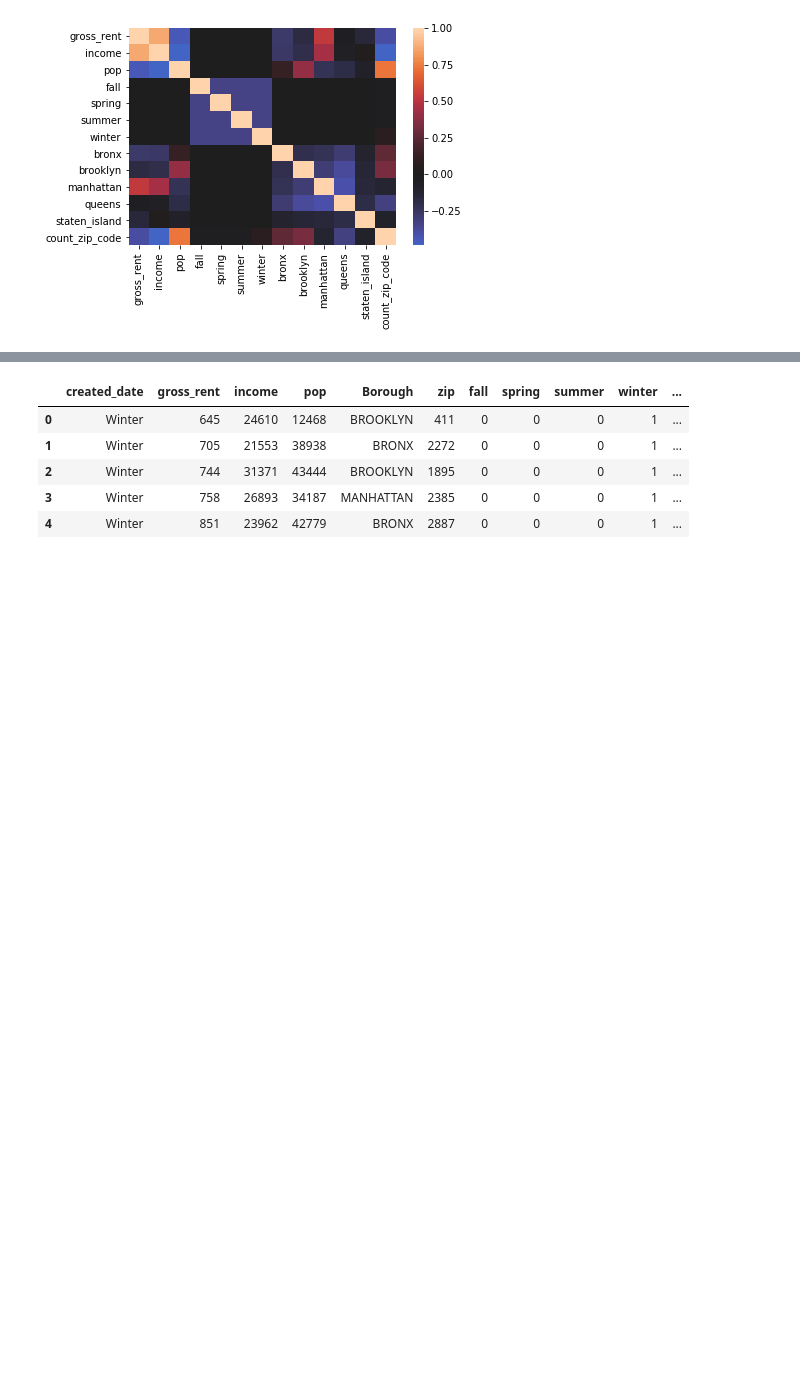
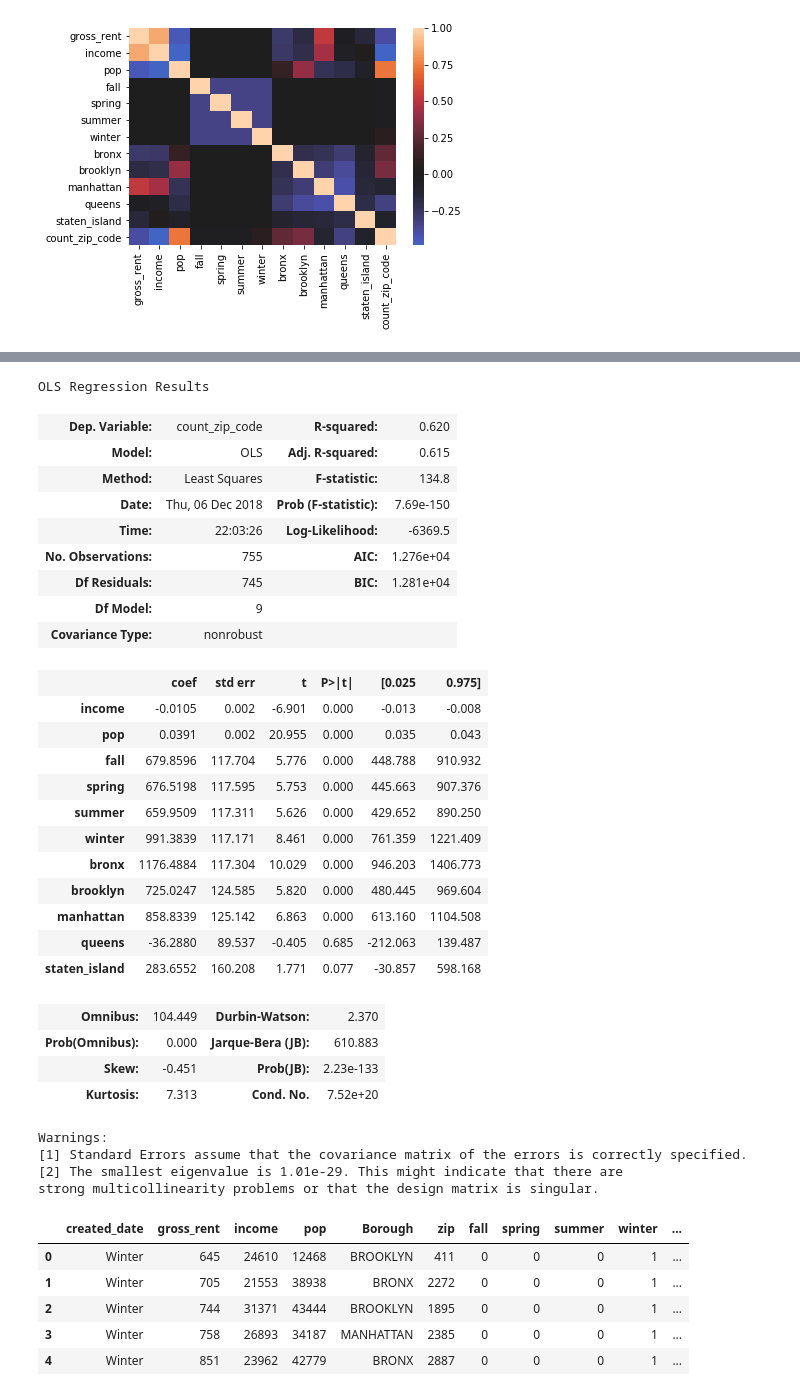
Before and after one commit to kahartman2/Project_NYC_311, a Jupyter notebook: regression_analysis.ipynb, the cells around one changed output, grey strips where cells are left out. Drawn from its saved outputs; the diff is of its cells as text; code cells hidden in the pictures; blank space fills up the shorter version.

```diff
--- a/regression_analysis.ipynb
+++ b/regression_analysis.ipynb
@@ -127,6 +127,44 @@ Warnings:
 [1] Standard Errors assume that the covariance matrix of the errors is correctly specified.
 [2] The smallest eigenvalue is 5.49e-30. This might indicate that there are
 strong multicollinearity problems or that the design matrix is singular.
+# %%
+outcome = 'count_zip_code'
+predictors = data_ols.drop(['count_zip_code', 'gross_rent'], axis=1)
+pred_sum = "+".join(predictors.columns)
+formula = outcome + "~" + pred_sum + " -1"
+model = ols(formula= formula, data=data_ols).fit()
+model.summary()
+# %% [output]
+OLS Regression Results
+| Dep. Variable: | count_zip_code | R-squared: | 0.620 |
+| Model: | OLS | Adj. R-squared: | 0.615 |
+| Method: | Least Squares | F-statistic: | 134.8 |
+| Date: | Thu, 06 Dec 2018 | Prob (F-statistic): | 7.69e-150 |
+| Time: | 22:03:26 | Log-Likelihood: | -6369.5 |
+| No. Observations: | 755 | AIC: | 1.276e+04 |
+| Df Residuals: | 745 | BIC: | 1.281e+04 |
+| Df Model: | 9 |  |  |
+| Covariance Type: | nonrobust |  |  |
+|  | coef | std err | t | P>|t| | [0.025 | 0.975] |
+| income | -0.0105 | 0.002 | -6.901 | 0.000 | -0.013 | -0.008 |
+| pop | 0.0391 | 0.002 | 20.955 | 0.000 | 0.035 | 0.043 |
+| fall | 679.8596 | 117.704 | 5.776 | 0.000 | 448.788 | 910.932 |
+| spring | 676.5198 | 117.595 | 5.753 | 0.000 | 445.663 | 907.376 |
+| summer | 659.9509 | 117.311 | 5.626 | 0.000 | 429.652 | 890.250 |
+| winter | 991.3839 | 117.171 | 8.461 | 0.000 | 761.359 | 1221.409 |
+| bronx | 1176.4884 | 117.304 | 10.029 | 0.000 | 946.203 | 1406.773 |
+| brooklyn | 725.0247 | 124.585 | 5.820 | 0.000 | 480.445 | 969.604 |
+| manhattan | 858.8339 | 125.142 | 6.863 | 0.000 | 613.160 | 1104.508 |
+| queens | -36.2880 | 89.537 | -0.405 | 0.685 | -212.063 | 139.487 |
+| staten_island | 283.6552 | 160.208 | 1.771 | 0.077 | -30.857 | 598.168 |
+| Omnibus: | 104.449 | Durbin-Watson: | 2.370 |
+| Prob(Omnibus): | 0.000 | Jarque-Bera (JB): | 610.883 |
+| Skew: | -0.451 | Prob(JB): | 2.23e-133 |
+| Kurtosis: | 7.313 | Cond. No. | 7.52e+20 |
+Warnings:
+[1] Standard Errors assume that the covariance matrix of the errors is correctly specified.
+[2] The smallest eigenvalue is 1.01e-29. This might indicate that there are
+strong multicollinearity problems or that the design matrix is singular.
 # %%
 data = df
 # %%
```
Also changed, not shown: parts of 22 cells of this notebook.
